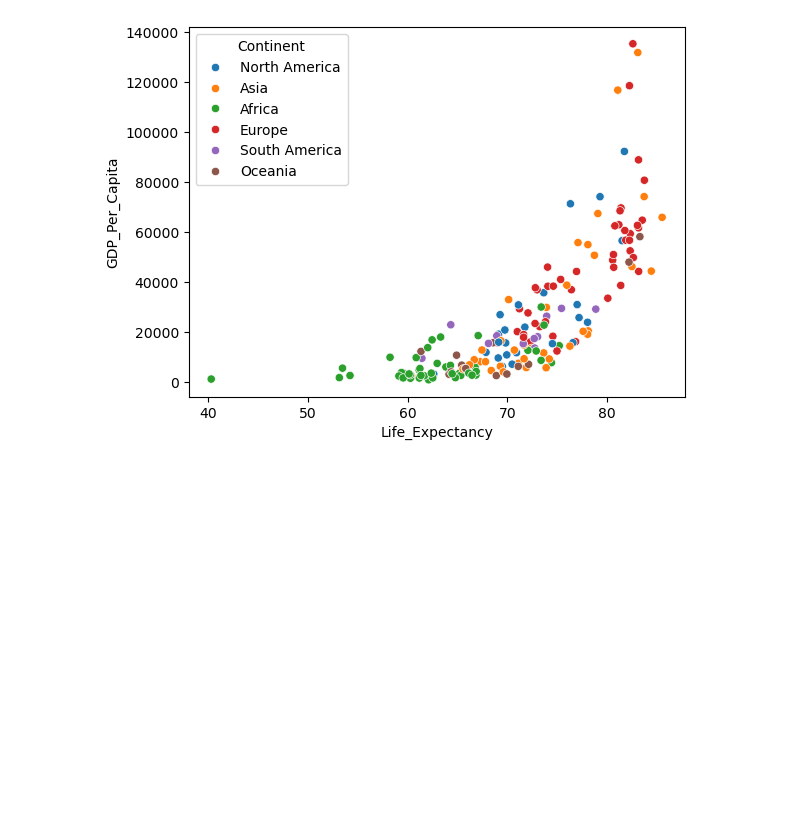
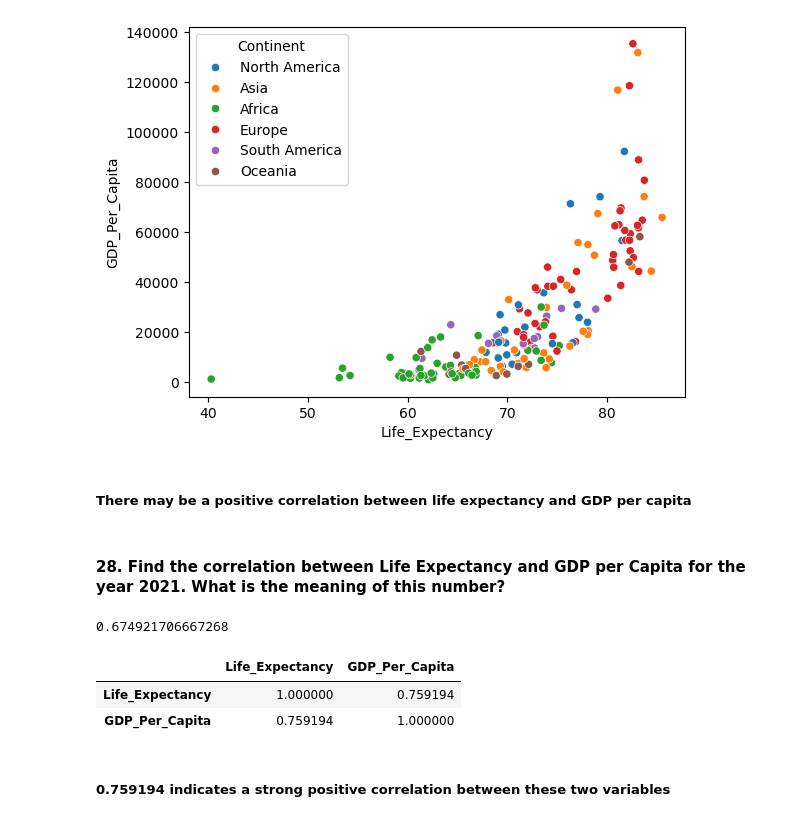
Before and after one commit to nss-data-science-cohort-9/un-exploration-catdgomez, a Jupyter notebook: notebooks/UN_Data_Exploration.ipynb, the cells around one changed output. Drawn from its saved outputs; the diff is of its cells as text; code cells hidden in the pictures; blank space fills up the shorter version.

```diff
--- a/notebooks/UN_Data_Exploration.ipynb
+++ b/notebooks/UN_Data_Exploration.ipynb
@@ -1009,3 +1009,20 @@ sns.scatterplot(
 );
 # %% [output]
 [figure]
+# %% [markdown]
+##### There may be a positive correlation between life expectancy and GDP per capita
+# %% [markdown]
+#### 28. Find the correlation between Life Expectancy and GDP per Capita for the year 2021. What is the meaning of this number?
+# %%
+gdp_le['Life_Expectancy'].corr(gdp_le['GDP_Per_Capita'])
+# %% [output]
+0.674921706667268
+# %%
+gdp_le_2021 = gdp_le[gdp_le["Year"] == 2021]
+gdp_le_2021[['Life_Expectancy', 'GDP_Per_Capita']].corr()
+# %% [output]
+|  | Life_Expectancy | GDP_Per_Capita |
+| Life_Expectancy | 1.000000 | 0.759194 |
+| GDP_Per_Capita | 0.759194 | 1.000000 |
+# %% [markdown]
+##### 0.759194 indicates a strong positive correlation between these two variables
```
